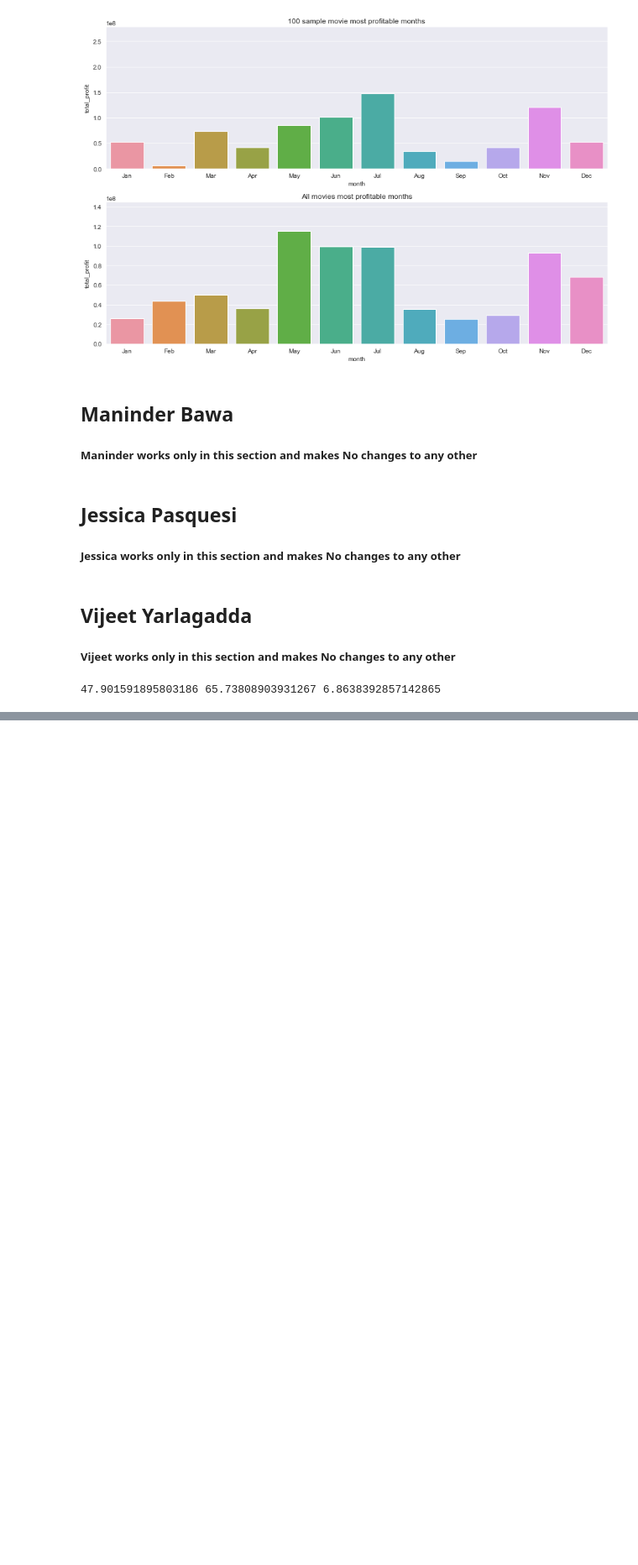
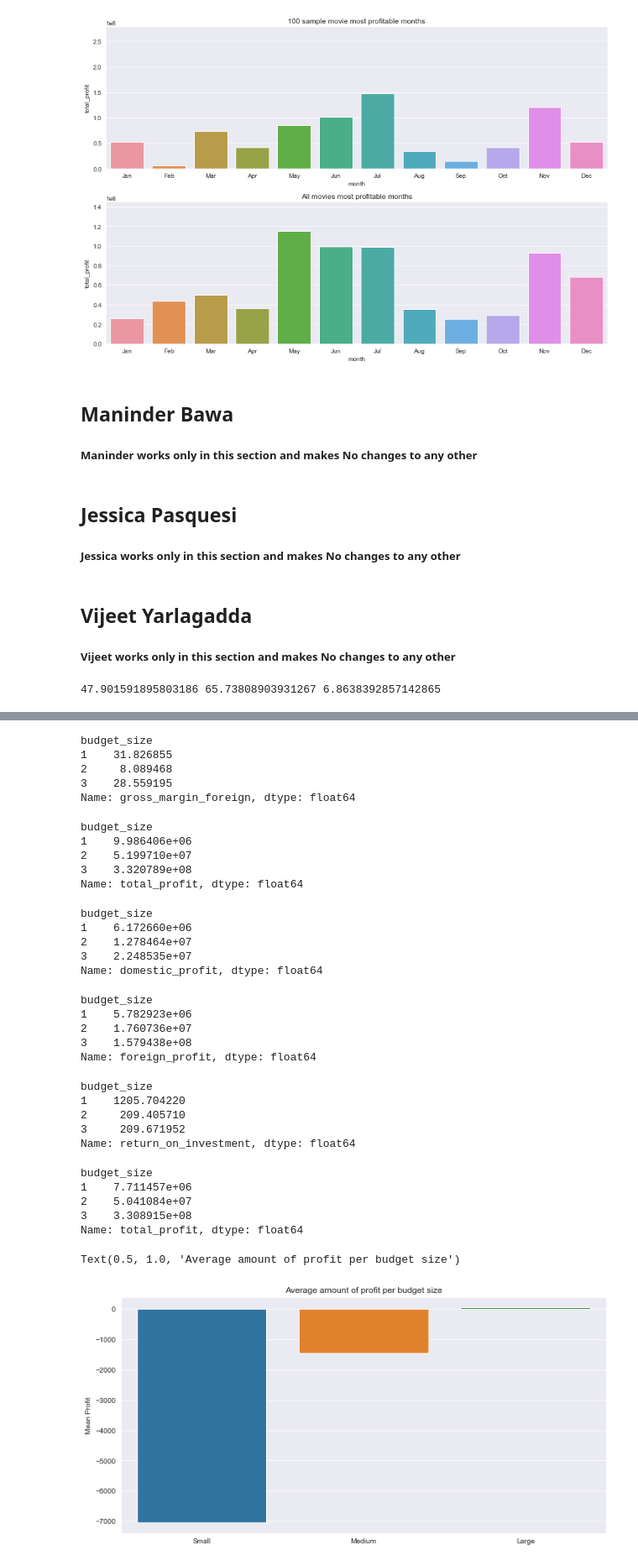
Before and after one commit to masonbatch/dsc-capstone, a Jupyter notebook: student.ipynb, the cells around one changed output, grey strips where cells are left out. Shown at 84% size. Cells and saved outputs as stored; diff of their text form; code cells hidden in the pictures; blank space fills up the shorter version.

Commit message:
added some graphics

```diff
--- a/student.ipynb
+++ b/student.ipynb
@@ -510,0 +511,9 @@ big_budget = movie_budgets[(movie_budgets["production_budget"] >= 100000000)]
+# %%
+def budget_size(val):
+    if val < 5000000:
+        return 1
+    elif val < 100000000:
+        return 2
+    else:
+        return 3
+budgets["budget_size"] = budgets["production_budget"].apply(budget_size)
@@ -510,0 +528,3 @@ big_budget = movie_budgets[(movie_budgets["production_budget"] >= 100000000)]
+# %%
+budgets['gross_margin_dom'] = (budgets['domestic_gross'] -
+                              budgets['production_budget']) / budgets['domestic_gross'] * 100
@@ -510,0 +558,44 @@ big_budget = movie_budgets[(movie_budgets["production_budget"] >= 100000000)]
+# %%
+budgets['gross_margin_foreign'] = (budgets['foreign_gross'] -
+                              budgets['production_budget']) / budgets['foreign_gross'] * 100
+
+budgets_foreign = budgets.loc[budgets["foreign_gross"] > 0]
+budgets_foreign[budgets["gross_margin_foreign"] > -200].groupby("budget_size")["gross_margin_foreign"].mean()
+# %% [output]
+budget_size
+1    31.826855
+2     8.089468
+3    28.559195
+Name: gross_margin_foreign, dtype: float64
+# %%
+budgets.groupby("budget_size")["total_profit"].mean()
+# %% [output]
+budget_size
+1    9.986406e+06
+2    5.199710e+07
+3    3.320789e+08
+Name: total_profit, dtype: float64
+# %%
+budgets_dom.groupby("budget_size")["domestic_profit"].mean()
+# %% [output]
+budget_size
+1    6.172660e+06
+2    1.278464e+07
+3    2.248535e+07
+Name: domestic_profit, dtype: float64
+# %%
+budgets_foreign.groupby("budget_size")["foreign_profit"].mean()
+# %% [output]
+budget_size
+1    5.782923e+06
+2    1.760736e+07
+3    1.579438e+08
+Name: foreign_profit, dtype: float64
+# %%
+budgets.groupby("budget_size")["return_on_investment"].mean()
+# %% [output]
+budget_size
+1    1205.704220
+2     209.405710
+3     209.671952
+Name: return_on_investment, dtype: float64
@@ -510,0 +604,23 @@ big_budget = movie_budgets[(movie_budgets["production_budget"] >= 100000000)]
+# %%
+movie_budgets.groupby("budget_size")["total_profit"].mean()
+# %% [output]
+budget_size
+1    7.711457e+06
+2    5.041084e+07
+3    3.308915e+08
+Name: total_profit, dtype: float64
+# %%
+fig, ax = plt.subplots(figsize=(12,6))
+# get the month values and aggregate gross margin to plot
+x_values = ["Small", "Medium", "Large"]
+
+agg_profit = budgets.groupby('budget_size')['gross_margin_ww'].mean()
+
+
+
+sns.barplot(x=x_values, y = agg_profit.values, errwidth=0)
+ax.set_ylabel("Mean Profit")
+ax.set_title("Average amount of profit per budget size")
+# %% [output]
+Text(0.5, 1.0, 'Average amount of profit per budget size')
+[figure, added]
```
Also changed, not shown: parts of 10 cells of this notebook.
